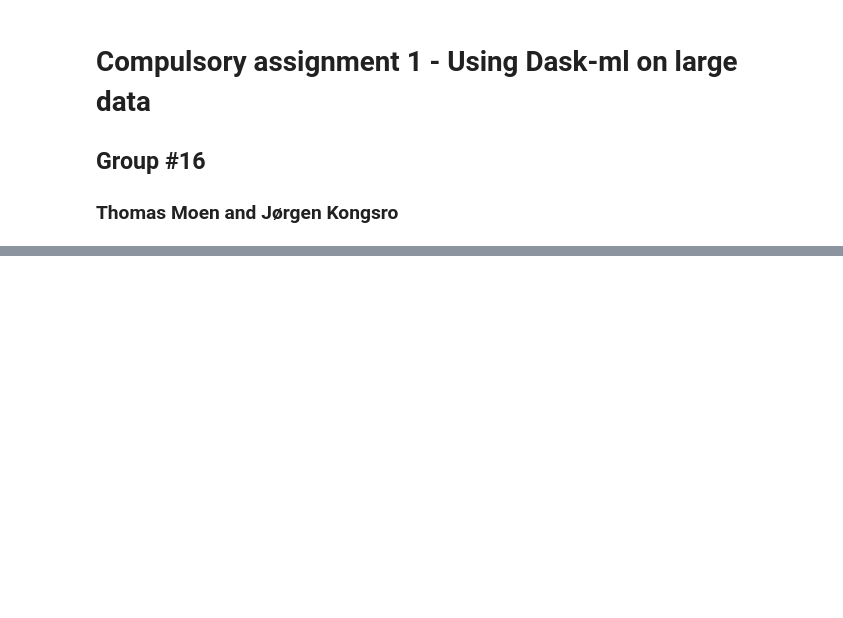
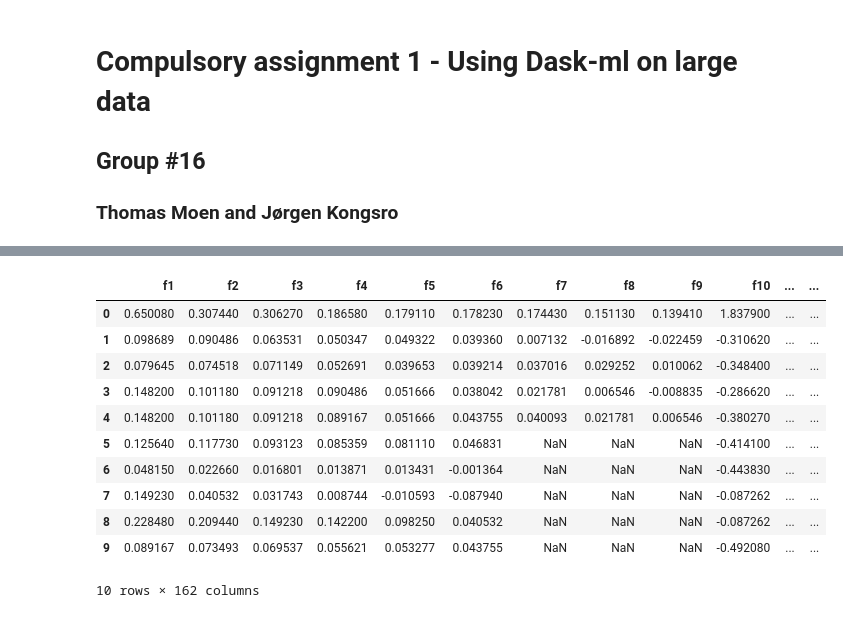
Before and after one commit to jorgenporgen/DAT300, a Jupyter notebook: DAT300_CA1_16.ipynb, the cells around one changed output, grey strips where cells are left out. Cells and saved outputs as stored; diff of their text form; code cells hidden in the pictures; blank space fills up the shorter version.

```diff
--- a/DAT300_CA1_16.ipynb
+++ b/DAT300_CA1_16.ipynb
@@ -69,3 +89,19 @@ x_test_df.head()
+# %%
+#inspect some rows with missing values (empty in csv file) to check that these become NaN (can be deleted)
+x_train_df.head(10)
+# %% [output]
+|  | f1 | f2 | f3 | f4 | f5 | f6 | f7 | f8 | f9 | f10 | ... | ... |
+| 0 | 0.650080 | 0.307440 | 0.306270 | 0.186580 | 0.179110 | 0.178230 | 0.174430 | 0.151130 | 0.139410 | 1.837900 | ... | ... |
+| 1 | 0.098689 | 0.090486 | 0.063531 | 0.050347 | 0.049322 | 0.039360 | 0.007132 | -0.016892 | -0.022459 | -0.310620 | ... | ... |
+| 2 | 0.079645 | 0.074518 | 0.071149 | 0.052691 | 0.039653 | 0.039214 | 0.037016 | 0.029252 | 0.010062 | -0.348400 | ... | ... |
+| 3 | 0.148200 | 0.101180 | 0.091218 | 0.090486 | 0.051666 | 0.038042 | 0.021781 | 0.006546 | -0.008835 | -0.286620 | ... | ... |
+| 4 | 0.148200 | 0.101180 | 0.091218 | 0.089167 | 0.051666 | 0.043755 | 0.040093 | 0.021781 | 0.006546 | -0.380270 | ... | ... |
+| 5 | 0.125640 | 0.117730 | 0.093123 | 0.085359 | 0.081110 | 0.046831 | NaN | NaN | NaN | -0.414100 | ... | ... |
+| 6 | 0.048150 | 0.022660 | 0.016801 | 0.013871 | 0.013431 | -0.001364 | NaN | NaN | NaN | -0.443830 | ... | ... |
+| 7 | 0.149230 | 0.040532 | 0.031743 | 0.008744 | -0.010593 | -0.087940 | NaN | NaN | NaN | -0.087262 | ... | ... |
+| 8 | 0.228480 | 0.209440 | 0.149230 | 0.142200 | 0.098250 | 0.040532 | NaN | NaN | NaN | -0.087262 | ... | ... |
+| 9 | 0.089167 | 0.073493 | 0.069537 | 0.055621 | 0.053277 | 0.043755 | NaN | NaN | NaN | -0.492080 | ... | ... |
+10 rows × 162 columns
 # %%
 def percent_missing(dataframe):
     """ Check for percent missing values in dataframe
```
Also changed, not shown: parts of 9 cells of this notebook.
